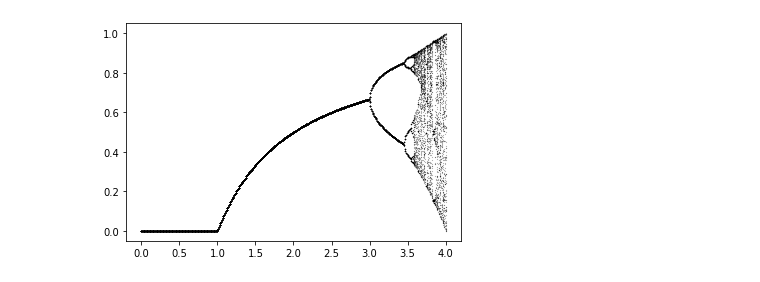
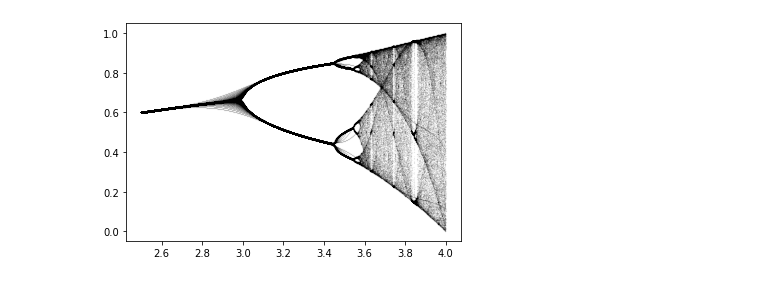
Before and after one commit to CharlotteMaschke/Dynamical_Systems_and_Chaos, a Jupyter notebook: Bifurcation.ipynb, the cells around one changed output. Cells and saved outputs as stored; diff of their text form; code cells hidden in the pictures.

Commit message:
add new material on bifurcation and Log_equ

```diff
--- a/Bifurcation.ipynb
+++ b/Bifurcation.ipynb
@@ -10,22 +10,21 @@ def equation_A2(r, x):
     # plots the equation from homework Advanced 2
     return r * np.sin((np.pi*x)/2)
 # %%
-def bifurcation(rs, ignore, toplot, iterations, x):
+def bifurcation(rs, ignore, iterations, x):
     fig = plt.Figure()
     for i in range(0,iterations):
         x = logistic_map(rs,x)
-        if ignore < i > ignore + toplot:
-            plt.scatter(rs,x, c = 'black',marker='.',s= 0.05)
+        if ignore < i:
+            plt.scatter(rs,x, c = 'black',marker='.',s= 0.001)
     return fig
 # %%
-rs = np.arange(0,10,0.01)
-iterations = 400
-ignore = 100
-toplot = 200
-seed = 0.1
+rs = np.arange(2.5,4,0.001)
+iterations = 200
+ignore = 5
+seed = 0.2
 # %%
-fig = bifurcation(rs, ignore, toplot, iterations, seed)
-#plt.xlim(3.3, 3.5)
-#plt.ylim(0.2, 0.5)
+fig = bifurcation(rs, ignore, iterations, seed)
+#plt.xlim(3.84, 3.86)
+#plt.ylim(0.4, 0.6)
 # %% [output]
-[figure, old version]
+[figure, new version]
```
Also changed, not shown: 1 other file.
